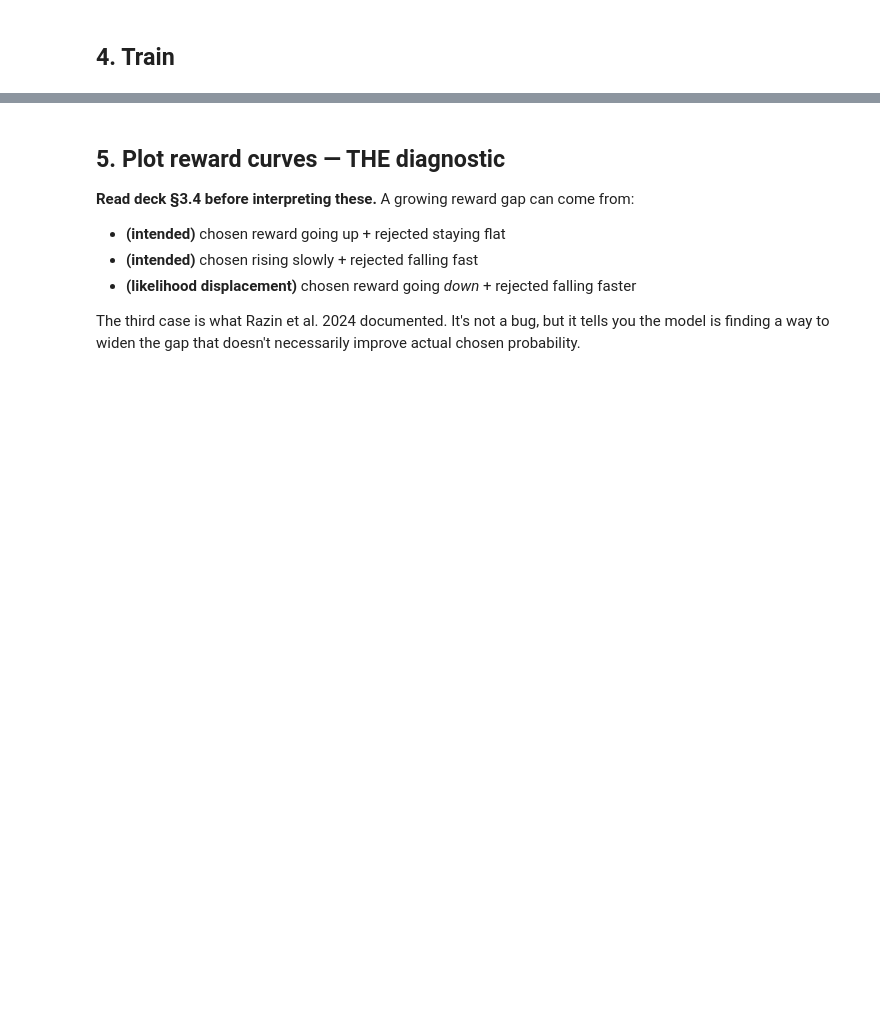
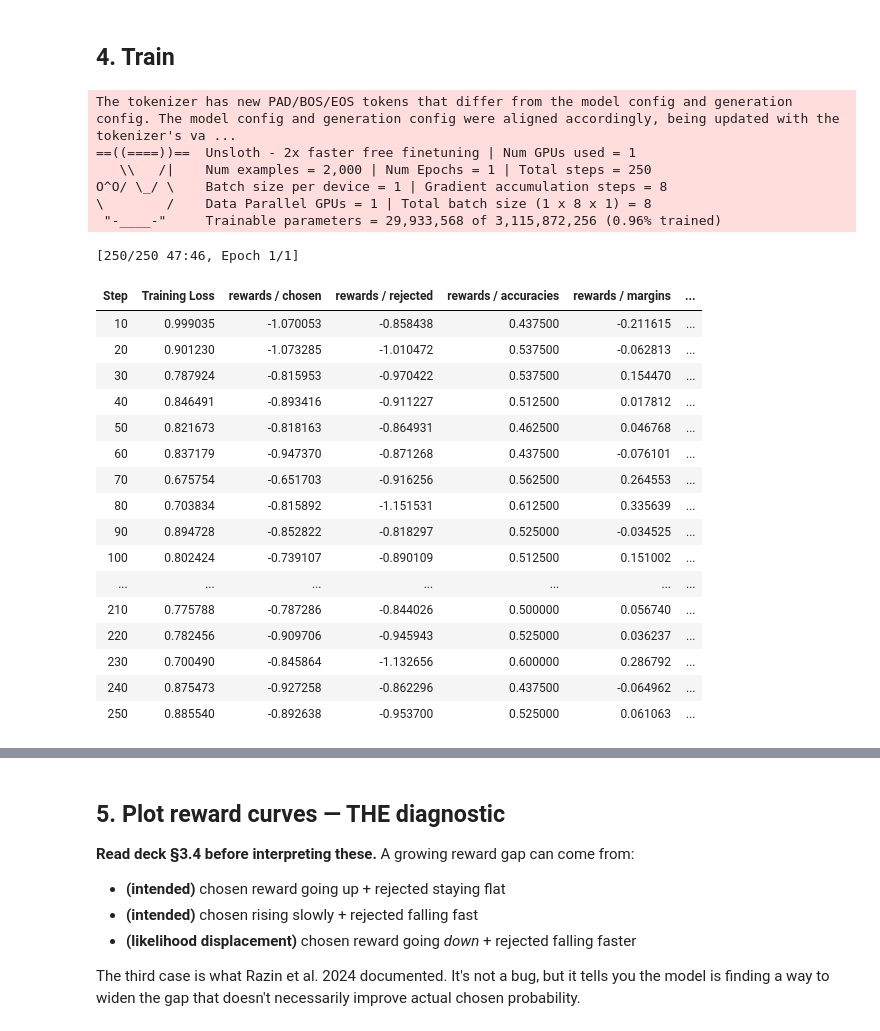
Before and after one commit to Wan1302/2A202600081_HoTrongDuyQuang_Lab22, a Jupyter notebook: colab/Lab22_DPO_T4.ipynb, the cells around one changed output, grey strips where cells are left out. Cells and saved outputs as stored; diff of their text form; code cells hidden in the pictures; blank space fills up the shorter version.

```diff
--- a/colab/Lab22_DPO_T4.ipynb
+++ b/colab/Lab22_DPO_T4.ipynb
@@ -313,3 +456,10 @@ trainer = SFTTrainer(
 # %%
-train_result = trainer.train()
-print(f"\nFinal train loss: {train_result.training_loss:.4f}")
+_sft_done = (ADAPTER_OUT / "adapter_config.json").exists()
+if _sft_done:
+    print(f"SFT adapter already in Drive ({ADAPTER_OUT}) — skipping training.")
+    class _FakeResult:
+        training_loss = float("nan")
+    train_result = _FakeResult()
+else:
+    train_result = trainer.train()
+    print(f"Final train loss: {train_result.training_loss:.4f}")
@@ -565,12 +820,14 @@ if COMPUTE_TIER == "T4":
     MAX_PROMPT_LEN = 256
     PER_DEVICE_BATCH = 1
     GRAD_ACCUM = 8
+    MODEL_LOAD_KWARGS = {"attn_implementation": "eager"}
 else:
     BASE_MODEL = "unsloth/Qwen2.5-7B-bnb-4bit"
     MAX_LEN = 1024
     MAX_PROMPT_LEN = 512
     PER_DEVICE_BATCH = 1
     GRAD_ACCUM = 4
+    MODEL_LOAD_KWARGS = {}
 
 # Hyperparameters from deck §5.2 lines 849–886
 BETA = float(os.environ.get("DPO_BETA", "0.1"))
@@ -634,6 +928,13 @@ is shared across copies — only the LoRA adapter differs.
 # %%
 from unsloth import FastLanguageModel
 from peft import PeftModel
+
+if COMPUTE_TIER == "T4" or gpu_major < 8:
+    import unsloth.utils.attention_dispatch as _attention_dispatch
+    _attention_dispatch.HAS_XFORMERS = False
+    _attention_dispatch.xformers_attention = None
+    _attention_dispatch.XFORMERS_BLOCK_DIAG_CLS = None
+    print("Disabled Unsloth xFormers attention backend for T4/SM<80")
 
 # Policy — gets new DPO LoRA adapter on top of SFT LoRA
 model, tokenizer = FastLanguageModel.from_pretrained(
@@ -641,6 +942,7 @@ model, tokenizer = FastLanguageModel.from_pretrained(
     max_seq_length=MAX_LEN,
     dtype=None,
     load_in_4bit=True,
+    **MODEL_LOAD_KWARGS,
 )
 if tokenizer.pad_token is None:
     tokenizer.pad_token = tokenizer.eos_token
@@ -691,6 +1006,7 @@ dpo_config = DPOConfig(
     logging_steps=10,
     save_strategy="no",
     optim="adamw_8bit",
+    padding_free=False,
     bf16=torch.cuda.is_bf16_supported(),
     fp16=not torch.cuda.is_bf16_supported(),
     seed=42,
@@ -721,5 +1043,37 @@ trainer = DPOTrainer(
     tokenizer=tokenizer,
 )
 # %%
-train_result = trainer.train()
-print(f"\nFinal DPO loss: {train_result.training_loss:.4f}")
+_dpo_done = (DPO_OUT / "adapter_config.json").exists()
+if _dpo_done:
+    print(f"DPO adapter already in Drive ({DPO_OUT}) — skipping training.")
+    class _FakeResult:
+        training_loss = float("nan")
+    train_result = _FakeResult()
+else:
+    train_result = trainer.train()
+    print(f"Final DPO loss: {train_result.training_loss:.4f}")
+# %% [output]
+The tokenizer has new PAD/BOS/EOS tokens that differ from the model config and generation config. The model config and generation config were aligned accordingly, being updated with the tokenizer's va ...
+==((====))==  Unsloth - 2x faster free finetuning | Num GPUs used = 1
+   \\   /|    Num examples = 2,000 | Num Epochs = 1 | Total steps = 250
+O^O/ \_/ \    Batch size per device = 1 | Gradient accumulation steps = 8
+\        /    Data Parallel GPUs = 1 | Total batch size (1 x 8 x 1) = 8
+ "-____-"     Trainable parameters = 29,933,568 of 3,115,872,256 (0.96% trained)
+[250/250 47:46, Epoch 1/1]
+| Step | Training Loss | rewards / chosen | rewards / rejected | rewards / accuracies | rewards / margins | ... |
+| 10 | 0.999035 | -1.070053 | -0.858438 | 0.437500 | -0.211615 | ... |
+| 20 | 0.901230 | -1.073285 | -1.010472 | 0.537500 | -0.062813 | ... |
+| 30 | 0.787924 | -0.815953 | -0.970422 | 0.537500 | 0.154470 | ... |
+| 40 | 0.846491 | -0.893416 | -0.911227 | 0.512500 | 0.017812 | ... |
+| 50 | 0.821673 | -0.818163 | -0.864931 | 0.462500 | 0.046768 | ... |
+| 60 | 0.837179 | -0.947370 | -0.871268 | 0.437500 | -0.076101 | ... |
+| 70 | 0.675754 | -0.651703 | -0.916256 | 0.562500 | 0.264553 | ... |
+| 80 | 0.703834 | -0.815892 | -1.151531 | 0.612500 | 0.335639 | ... |
+| 90 | 0.894728 | -0.852822 | -0.818297 | 0.525000 | -0.034525 | ... |
+| 100 | 0.802424 | -0.739107 | -0.890109 | 0.512500 | 0.151002 | ... |
+| ... | ... | ... | ... | ... | ... | ... |
+| 210 | 0.775788 | -0.787286 | -0.844026 | 0.500000 | 0.056740 | ... |
+| 220 | 0.782456 | -0.909706 | -0.945943 | 0.525000 | 0.036237 | ... |
+| 230 | 0.700490 | -0.845864 | -1.132656 | 0.600000 | 0.286792 | ... |
+| 240 | 0.875473 | -0.927258 | -0.862296 | 0.437500 | -0.064962 | ... |
+| 250 | 0.885540 | -0.892638 | -0.953700 | 0.525000 | 0.061063 | ... |
```
Also changed, not shown: parts of 91 cells of this notebook, 20 other files.
